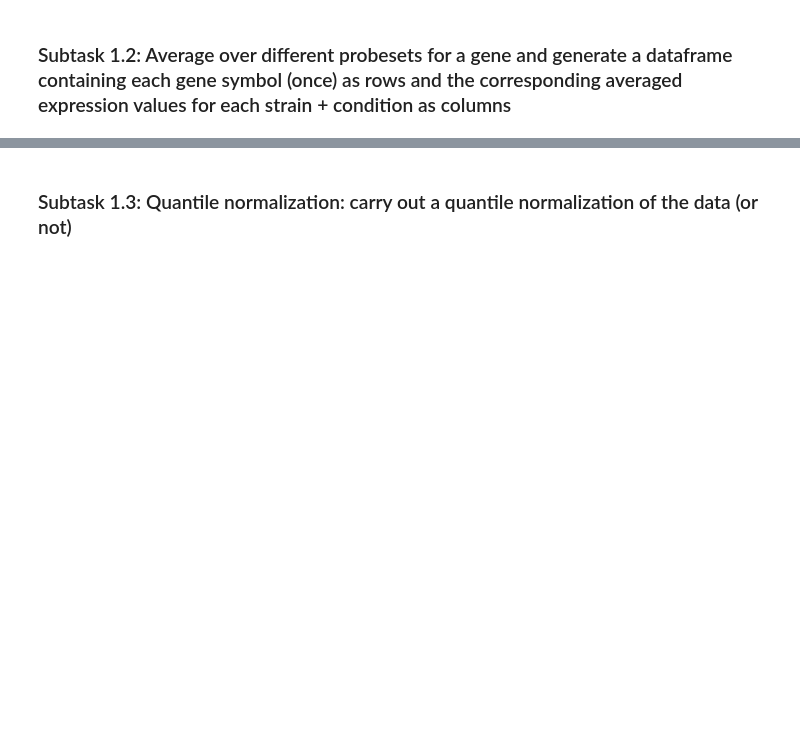
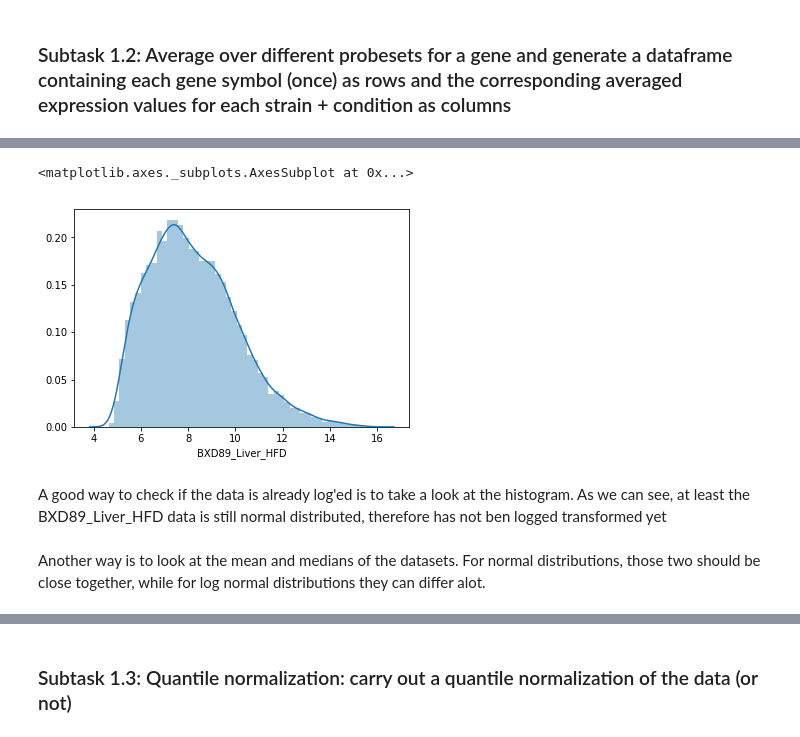
Before and after one commit to TrisKast/DataScience-Bioinformatics, a Jupyter notebook: notebooks/Day56_DE_Analysis.ipynb, the cells around one changed output, grey strips where cells are left out. Drawn from its saved outputs; the diff is of its cells as text; code cells hidden in the pictures; blank space fills up the shorter version.

```diff
--- a/notebooks/Day56_DE_Analysis.ipynb
+++ b/notebooks/Day56_DE_Analysis.ipynb
@@ -23,3 +38,6 @@ hint:
 http://www.arrayanalysis.org/main.html
 # %% [markdown]
 ### Subtask 1.1: Read in aad0189_DataFileS5.xlsx with pandas
+# %%
+s5 = pd.read_excel('files/S5.xlsx', skiprows=2, index_col=0)
+s5.head()
@@ -26,2 +77,7 @@ http://www.arrayanalysis.org/main.html
 # %% [markdown]
 ### Subtask 1.2: Average over different probesets for a gene and generate a dataframe containing each gene symbol (once)  as rows and the corresponding averaged expression values for each strain + condition as columns
+# %%
+s5_filtered = s5.drop(['Unnamed: 6'], axis=1)
+s5grouped = s5_filtered.groupby(['Gene.1']).mean()
+
+s5grouped.head()
@@ -27,0 +93,9 @@ http://www.arrayanalysis.org/main.html
+# %%
+hplot = sns.distplot(s5grouped['BXD89_Liver_HFD'])
+# %% [output]
+<matplotlib.axes._subplots.AxesSubplot at 0x...>
+[figure, added]
+# %% [markdown]
+A good way to check if the data is already log'ed is to take a look at the histogram. As we can see, at least the BXD89_Liver_HFD data is still normal distributed, therefore has not ben logged transformed yet
+# %% [markdown]
+Another way is to look at the mean and medians of the datasets. For normal distributions, those two should be close together, while for log normal distributions they can differ alot.
```
Also changed, not shown: parts of 31 cells of this notebook, 1 other file.
